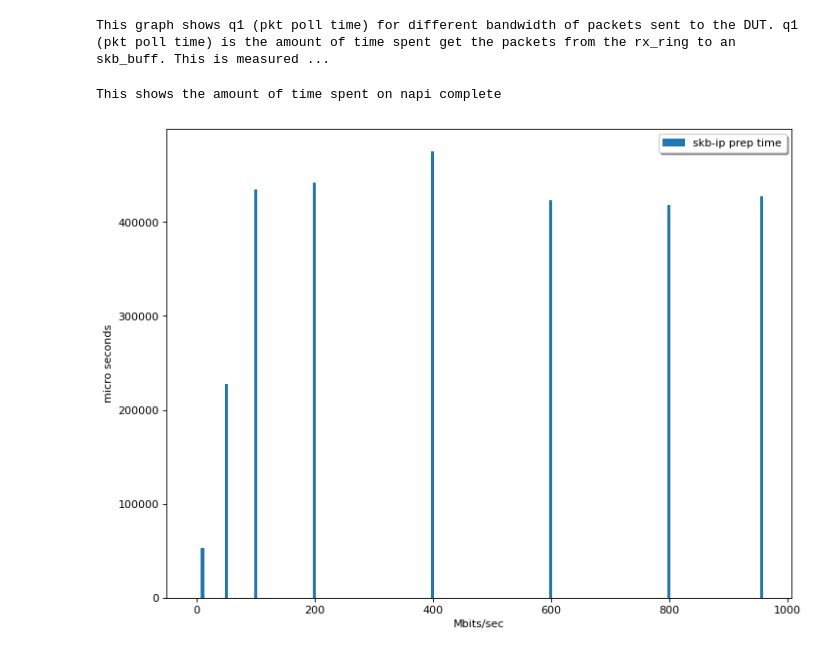
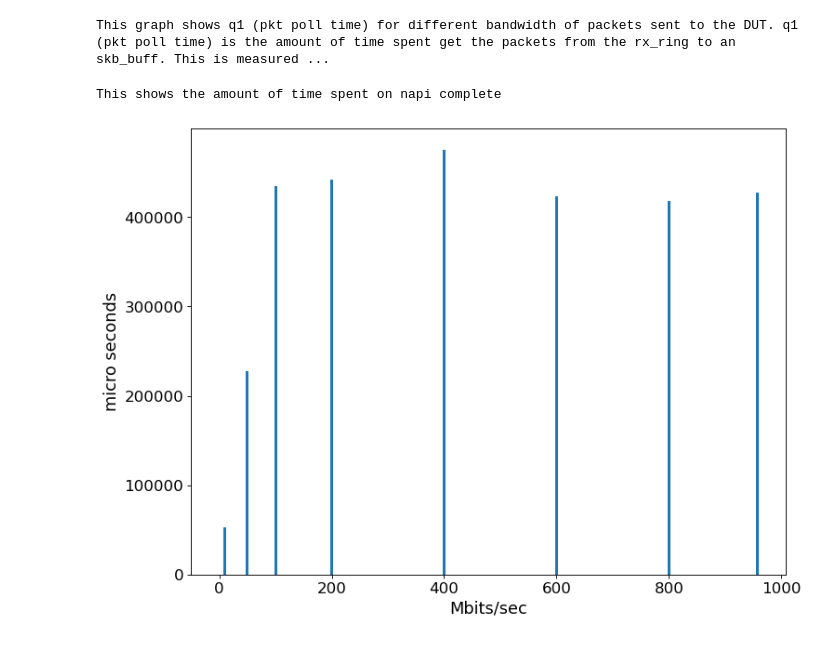
Before and after one commit to tariromukute/tpstat, a Jupyter notebook: ixgbe_linux-5.4.0-74-generic-x86_64_Intel_Xeon-KabyLake.ipynb, the cells around one changed output. Saved outputs shown, nothing was run; the diff lists cells and outputs as text; code cells hidden in the pictures.

Commit message:
Changed axis dimensions Added bionic to collect NIC processing statistics

```diff
--- a/ixgbe_linux-5.4.0-74-generic-x86_64_Intel_Xeon-KabyLake.ipynb
+++ b/ixgbe_linux-5.4.0-74-generic-x86_64_Intel_Xeon-KabyLake.ipynb
@@ -348,24 +352,24 @@ This graph shows q1 (pkt poll time) for different bandwidth of packets sent to t
 # %%
 caption = '''
 This graph shows q2 (skb-ip prep time) for different bandwidth of packets sent to the DUT. q2 (skb-ip prep time) this is the time taken to prepare the skb created earlier for processing to the ip protocol. This from when napi_complete_done is called to when netif_receive_skb is envoked.
 '''
 fig = plt.figure(figsize=(8,6), dpi=80)
 ax2 = fig.add_axes([0,0,1,1])
 
 ax2.bar([(o + 0) for o in bandwidth], q2_rx_time, width=5, label='skb-ip prep time')
-# ax1.bar([(o + 5) for o in bandwidth], q4_rx_time, width=5, label='netif_receive_skb')
-# ax1.bar([(o + 10) for o in bandwidth], q5_rx_time, width=5, label='ip_local_deliver')
-# ax1.bar([(o + 15) for o in bandwidth], total_rx_time, width=5, label='total ip processing')
-# ax1.plot(bandwidth, cs_time, label='context switch')
-ax2.set_xlabel('Mbits/sec')
-ax2.set_ylabel('micro seconds')
 
-legend = ax2.legend(loc='upper right', shadow=True)
+ax2.set_xlabel('Mbits/sec', fontsize=16)
+ax2.set_ylabel('micro seconds', fontsize=16)
+
+plt.xticks(fontsize=15)
+plt.yticks(fontsize=15)
+
 print("This shows the amount of time spent on napi complete")
 plt.show()
+fig.savefig('figures/skb-ip_prep_time.png')
 # %% [output]
 This shows the amount of time spent on napi complete
-[figure, old version]
+[figure, new version]
 # %%
 caption = '''
 This graph shows q4 (ip processing time) for different bandwidth of packets sent to the DUT. q4 (ip processing time) this is the time taken to apply ip protocol based functions to the skb/pkt and the decision of the where the packets are to be delivered locally or not. Note: just before the process starts the following hooks can be applied in their order: generic XDP, tc, netfilter ingress.  This is recorded from when netif_receive_skb is called to when ip_local_deliver is called.
```
Also changed, not shown: parts of 6 cells of this notebook, 9 other files.
